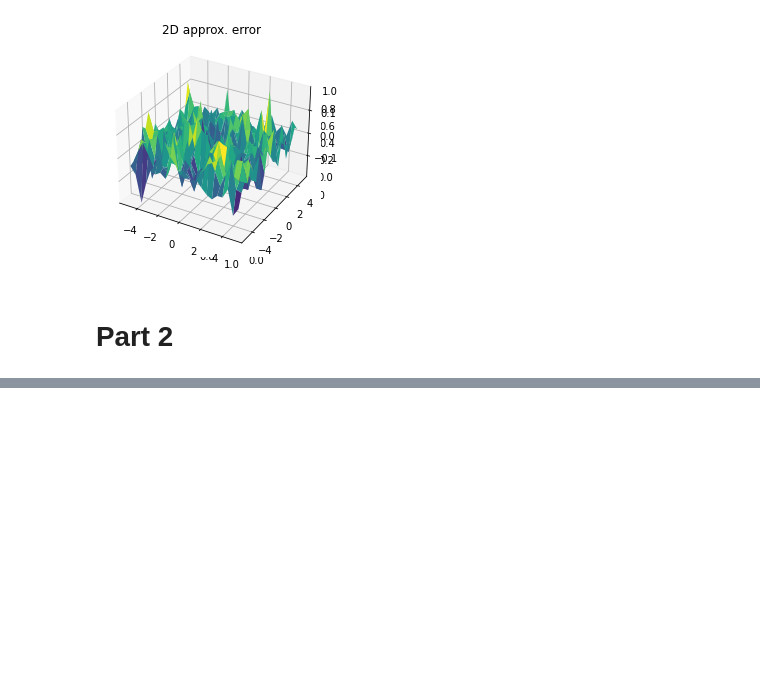
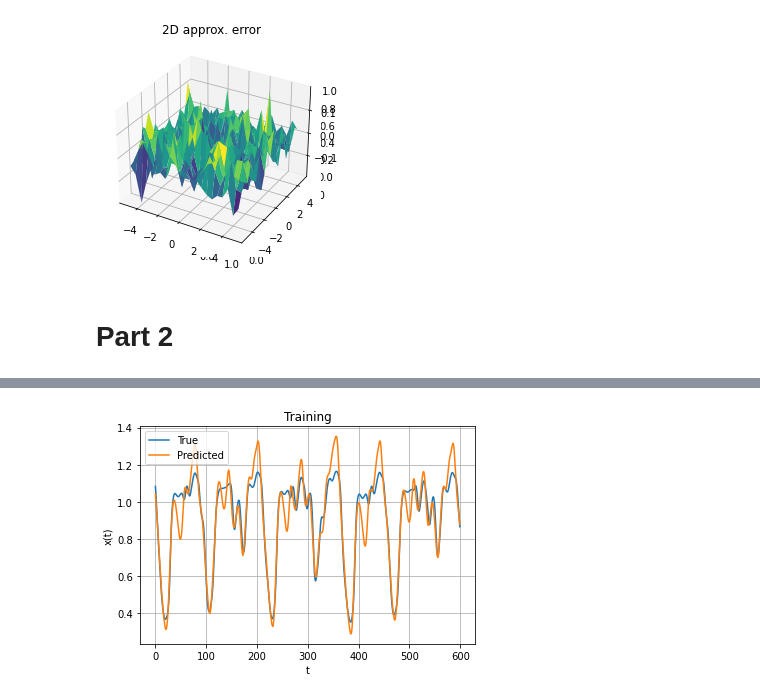
Before and after one commit to alejp1998/annda_lab1b, a Jupyter notebook: lab1b.ipynb, the cells around one changed output, grey strips where cells are left out. Cells and saved outputs as stored; diff of their text form; code cells hidden in the pictures; blank space fills up the shorter version.

```diff
--- a/lab1b.ipynb
+++ b/lab1b.ipynb
@@ -389,0 +359,4 @@ lab1b.plot_error(mses,mses_valid,'MSE')
+# %%
+lab1b_torch.plot_series(T_pred_train_ten.detach().numpy().T.reshape(-1),T_train.reshape(-1),'Training')
+# %% [output]
+[figure, added]
```
Also changed, not shown: parts of 60 cells of this notebook, 2 other files.
